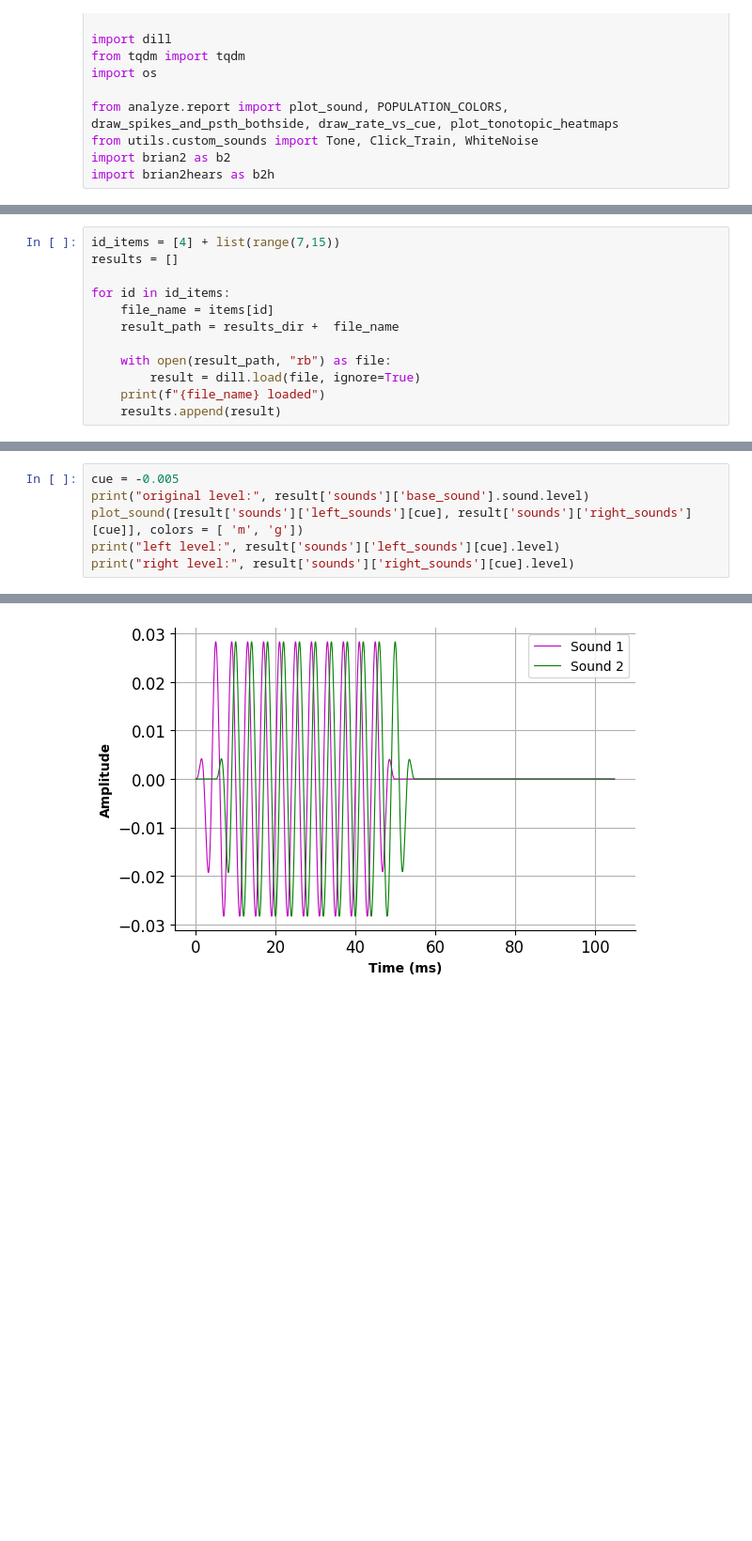
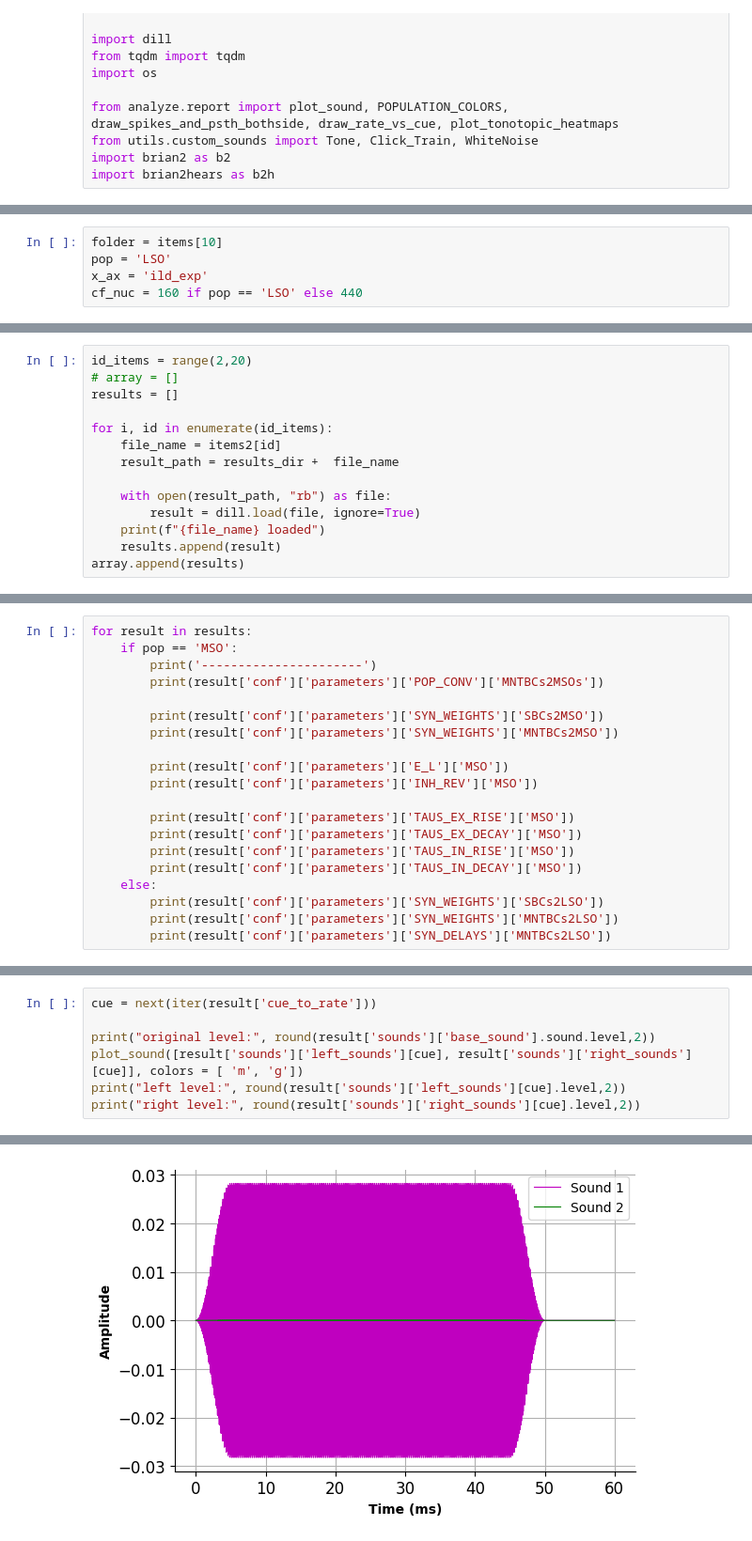
Before and after one commit to francescodesantis/sound_localization_model, a Jupyter notebook: plot/open_example.ipynb, the cells around one changed output, grey strips where cells are left out. Shown at 94% size. Drawn from its saved outputs; the diff is of its cells as text; blank space fills up the shorter version.

```diff
--- a/plot/open_example.ipynb
+++ b/plot/open_example.ipynb
@@ -15,0 +38,5 @@ import brian2hears as b2h
+# %%
+folder = items[10]
+pop = 'LSO'
+x_ax = 'ild_exp'
+cf_nuc = 160 if pop == 'LSO' else 440
@@ -45,13 +75,15 @@ for i, item in enumerate(items):
 # %%
-id_items = [4] + list(range(7,15))
+id_items = range(2,20)
+# array = []
 results = []
 
-for id in id_items:
-    file_name = items[id]
+for i, id in enumerate(id_items):
+    file_name = items2[id]
     result_path = results_dir +  file_name
 
     with open(result_path, "rb") as file:
         result = dill.load(file, ignore=True)
     print(f"{file_name} loaded")
     results.append(result)
+array.append(results)
 # %% [output]
@@ -82,0 +155,20 @@ print(result['conf']['parameters']['TAUS_IN_DECAY']['MSO'])
+# %%
+for result in results:
+    if pop == 'MSO':
+        print('----------------------')
+        print(result['conf']['parameters']['POP_CONV']['MNTBCs2MSOs'])
+
+        print(result['conf']['parameters']['SYN_WEIGHTS']['SBCs2MSO'])
+        print(result['conf']['parameters']['SYN_WEIGHTS']['MNTBCs2MSO'])
+
+        print(result['conf']['parameters']['E_L']['MSO'])
+        print(result['conf']['parameters']['INH_REV']['MSO'])
+
+        print(result['conf']['parameters']['TAUS_EX_RISE']['MSO'])
+        print(result['conf']['parameters']['TAUS_EX_DECAY']['MSO'])
+        print(result['conf']['parameters']['TAUS_IN_RISE']['MSO'])
+        print(result['conf']['parameters']['TAUS_IN_DECAY']['MSO'])
+    else:
+        print(result['conf']['parameters']['SYN_WEIGHTS']['SBCs2LSO'])
+        print(result['conf']['parameters']['SYN_WEIGHTS']['MNTBCs2LSO'])
+        print(result['conf']['parameters']['SYN_DELAYS']['MNTBCs2LSO'])
@@ -83,7 +193,8 @@ print(result['conf']['parameters']['TAUS_IN_DECAY']['MSO'])
 # %%
-cue = -0.005
-print("original level:", result['sounds']['base_sound'].sound.level)
+cue = next(iter(result['cue_to_rate']))
+
+print("original level:", round(result['sounds']['base_sound'].sound.level,2))
 plot_sound([result['sounds']['left_sounds'][cue], result['sounds']['right_sounds'][cue]], colors = [ 'm', 'g'])
-print("left level:", result['sounds']['left_sounds'][cue].level)
-print("right level:", result['sounds']['right_sounds'][cue].level)
+print("left level:", round(result['sounds']['left_sounds'][cue].level,2))
+print("right level:", round(result['sounds']['right_sounds'][cue].level,2))
 # %% [output]
@@ -93,4 +204,4 @@ right level: 56.203125910152245*dB
-[figure, old version]
+[figure, new version]
 # %%
 if isinstance(result['sounds']['base_sound'], Tone):
     print("Base sound is a tone with frequency:", result['sounds']['base_sound'].frequency, "Hz")
```
Also changed, not shown: parts of 27 cells of this notebook, 1 other file.
